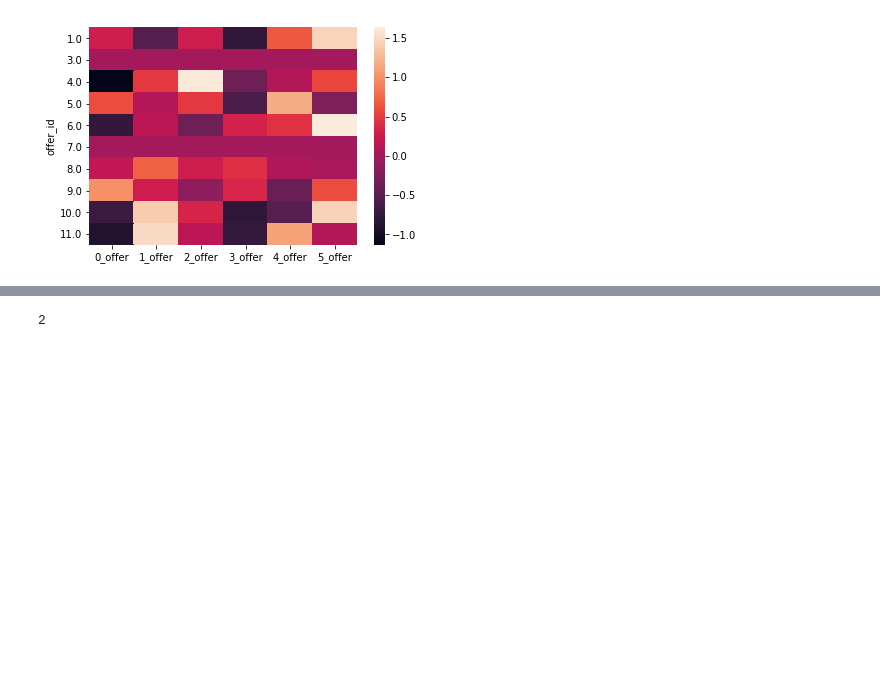
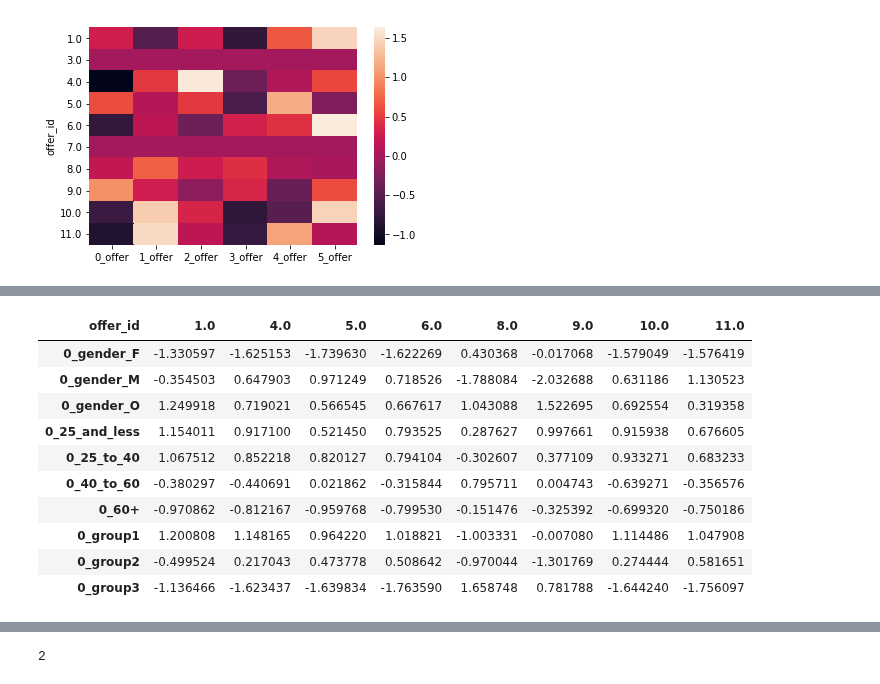
Before and after one commit to madkehl/Capstone, a Jupyter notebook: Starbucks Capstone .ipynb, the cells around one changed output, grey strips where cells are left out. Saved outputs shown, nothing was run; the diff lists cells and outputs as text; code cells hidden in the pictures; blank space fills up the shorter version.

```diff
--- a/Starbucks Capstone .ipynb
+++ b/Starbucks Capstone .ipynb
@@ -1087,0 +1096,20 @@ See the caveats in the documentation: https://pandas.pydata.org/pandas-docs/stab
+# %%
+diff_df_exp = svd_to_chisq(u_exp, vt_exp, weight_vec = users_df2['reward_impact'].reset_index(drop = True))
+diff_df_exp = diff_df_exp.iloc[1:]
+
+diff_df_exp_sc = pd.DataFrame(StandardScaler().fit_transform(diff_df_exp))
+diff_df_exp_sc.columns, diff_df_exp_sc.index = diff_df.columns, diff_df.index
+
+diff_df_exp_sc.style.background_gradient(cmap = 'RdBu')
+# %% [output]
+| offer_id | 1.0 | 4.0 | 5.0 | 6.0 | 8.0 | 9.0 | 10.0 | 11.0 |
+| 0_gender_F | -1.330597 | -1.625153 | -1.739630 | -1.622269 | 0.430368 | -0.017068 | -1.579049 | -1.576419 |
+| 0_gender_M | -0.354503 | 0.647903 | 0.971249 | 0.718526 | -1.788084 | -2.032688 | 0.631186 | 1.130523 |
+| 0_gender_O | 1.249918 | 0.719021 | 0.566545 | 0.667617 | 1.043088 | 1.522695 | 0.692554 | 0.319358 |
+| 0_25_and_less | 1.154011 | 0.917100 | 0.521450 | 0.793525 | 0.287627 | 0.997661 | 0.915938 | 0.676605 |
+| 0_25_to_40 | 1.067512 | 0.852218 | 0.820127 | 0.794104 | -0.302607 | 0.377109 | 0.933271 | 0.683233 |
+| 0_40_to_60 | -0.380297 | -0.440691 | 0.021862 | -0.315844 | 0.795711 | 0.004743 | -0.639271 | -0.356576 |
+| 0_60+ | -0.970862 | -0.812167 | -0.959768 | -0.799530 | -0.151476 | -0.325392 | -0.699320 | -0.750186 |
+| 0_group1 | 1.200808 | 1.148165 | 0.964220 | 1.018821 | -1.003331 | -0.007080 | 1.114486 | 1.047908 |
+| 0_group2 | -0.499524 | 0.217043 | 0.473778 | 0.508642 | -0.970044 | -1.301769 | 0.274444 | 0.581651 |
+| 0_group3 | -1.136466 | -1.623437 | -1.639834 | -1.763590 | 1.658748 | 0.781788 | -1.644240 | -1.756097 |
```
Also changed, not shown: parts of 42 cells of this notebook, 1 other file.
